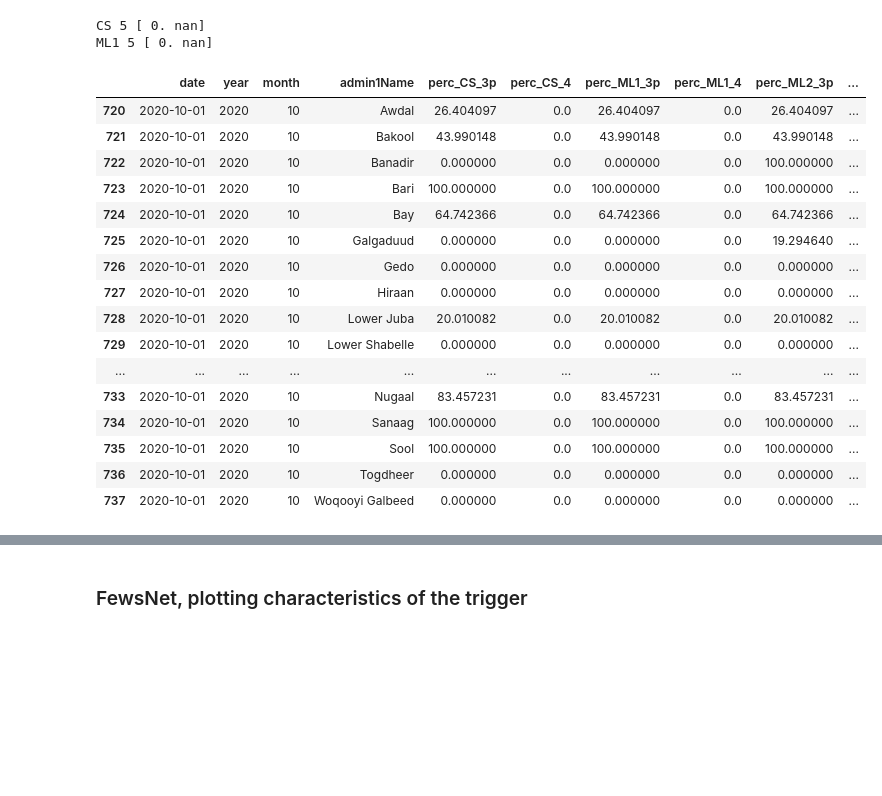
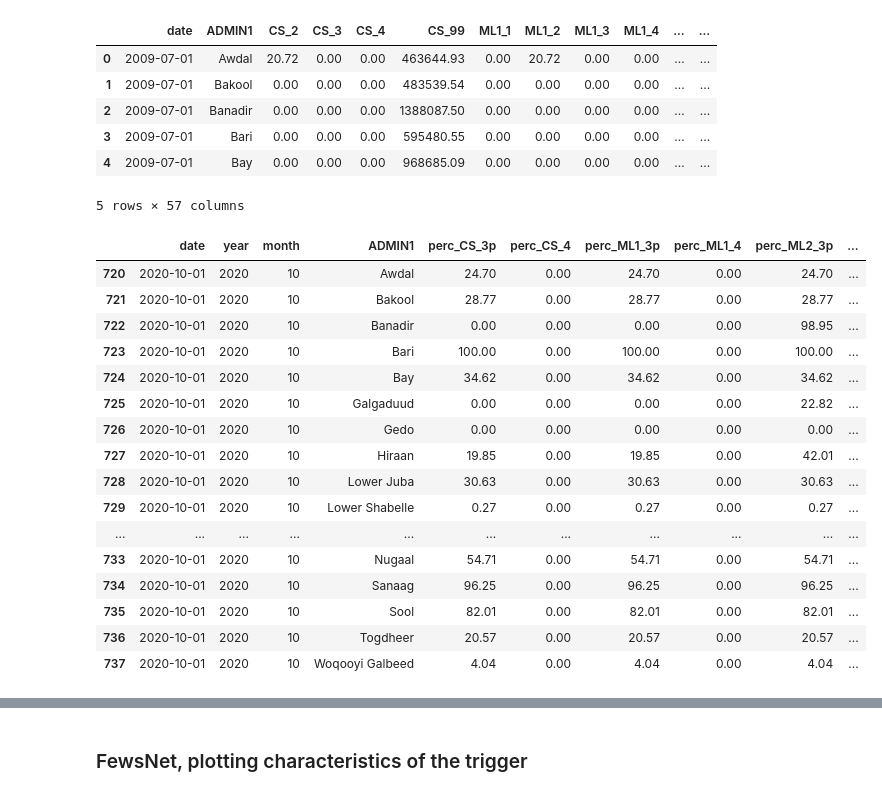
Before and after one commit to OCHA-DAP/pa-anticipatory-action, a Jupyter notebook: analyses/somalia/notebooks/ipc_threshold_analysis.ipynb, the cells around one changed output, grey strips where cells are left out. Cells and saved outputs as stored; diff of their text form; code cells hidden in the pictures; blank space fills up the shorter version.

```diff
--- a/analyses/somalia/notebooks/ipc_threshold_analysis.ipynb
+++ b/analyses/somalia/notebooks/ipc_threshold_analysis.ipynb
@@ -18,12 +15,20 @@ import seaborn as sns
 import numpy as np
 import warnings
 warnings.filterwarnings('ignore')
+pd.set_option('display.float_format', lambda x: '%.2f' % x)
 # %%
 country="somalia"
 # %%
-df_fadm=pd.read_csv(f"../Data/FewsNetProcessed/{country}_fewsnet_admin1.csv",index_col=0)
-adm1c='admin1Name' #"ADMIN1" #
-admc="admin1Name"
+# load world-pop-weighted fewsnet data
+# note CS_99 denotes missing values
+df_fadm=pd.read_csv(f"../Data/FewsNetWorldPop/som_admin1_fewsnet_worldpop.csv",index_col=0)
+adm1c="ADMIN1"
+admc="ADMIN1" #"admin1Name"
+# %%
+# extract year and month from date
+df_fadm["date"] = pd.to_datetime(df_fadm["date"])
+df_fadm["year"] = df_fadm["date"].dt.year
+df_fadm["month"] = df_fadm["date"].dt.month
 # %%
 df_fadm
 # %% [output]
@@ -65,10 +227,12 @@ def add_columns(df):
     return df
 # %%
 df_fadm=add_columns(df_fadm)
+df_fadm.head()
+# %% [output]
+|  | date | ADMIN1 | CS_2 | CS_3 | CS_4 | CS_99 | ML1_1 | ML1_2 | ML1_3 | ML1_4 | ... | ... |
+| 0 | 2009-07-01 | Awdal | 20.72 | 0.00 | 0.00 | 463644.93 | 0.00 | 20.72 | 0.00 | 0.00 | ... | ... |
+| 1 | 2009-07-01 | Bakool | 0.00 | 0.00 | 0.00 | 483539.54 | 0.00 | 0.00 | 0.00 | 0.00 | ... | ... |
+| 2 | 2009-07-01 | Banadir | 0.00 | 0.00 | 0.00 | 1388087.50 | 0.00 | 0.00 | 0.00 | 0.00 | ... | ... |
+| 3 | 2009-07-01 | Bari | 0.00 | 0.00 | 0.00 | 595480.55 | 0.00 | 0.00 | 0.00 | 0.00 | ... | ... |
+| 4 | 2009-07-01 | Bay | 0.00 | 0.00 | 0.00 | 968685.09 | 0.00 | 0.00 | 0.00 | 0.00 | ... | ... |
+5 rows × 57 columns
-# %%
-#never been or forecasted to be IPC 5
-print("CS 5",df_fadm.CS_5.unique())
-print("ML1 5", df_fadm.ML1_5.unique())
-# %% [output]
-CS 5 [ 0. nan]
-ML1 5 [ 0. nan]
@@ -75,30 +291,30 @@ ML1 5 [ 0. nan]
 # %%
 #display most recent numbers
 df_fadm.loc[df_fadm.date==df_fadm.date.max(),["date",
                                               "year",
                                               "month",
-                                              "admin1Name",
+                                              "ADMIN1",
                                               "perc_CS_3p",
                                               "perc_CS_4",
                                               "perc_ML1_3p",
                                               "perc_ML1_4",
                                               "perc_ML2_3p",
                                               "perc_ML2_4"]]
 # %% [output]
-|  | date | year | month | admin1Name | perc_CS_3p | perc_CS_4 | perc_ML1_3p | perc_ML1_4 | perc_ML2_3p | ... |
-| 720 | 2020-10-01 | 2020 | 10 | Awdal | 26.404097 | 0.0 | 26.404097 | 0.0 | 26.404097 | ... |
-| 721 | 2020-10-01 | 2020 | 10 | Bakool | 43.990148 | 0.0 | 43.990148 | 0.0 | 43.990148 | ... |
-| 722 | 2020-10-01 | 2020 | 10 | Banadir | 0.000000 | 0.0 | 0.000000 | 0.0 | 100.000000 | ... |
-| 723 | 2020-10-01 | 2020 | 10 | Bari | 100.000000 | 0.0 | 100.000000 | 0.0 | 100.000000 | ... |
-| 724 | 2020-10-01 | 2020 | 10 | Bay | 64.742366 | 0.0 | 64.742366 | 0.0 | 64.742366 | ... |
-| 725 | 2020-10-01 | 2020 | 10 | Galgaduud | 0.000000 | 0.0 | 0.000000 | 0.0 | 19.294640 | ... |
-| 726 | 2020-10-01 | 2020 | 10 | Gedo | 0.000000 | 0.0 | 0.000000 | 0.0 | 0.000000 | ... |
-| 727 | 2020-10-01 | 2020 | 10 | Hiraan | 0.000000 | 0.0 | 0.000000 | 0.0 | 0.000000 | ... |
-| 728 | 2020-10-01 | 2020 | 10 | Lower Juba | 20.010082 | 0.0 | 20.010082 | 0.0 | 20.010082 | ... |
-| 729 | 2020-10-01 | 2020 | 10 | Lower Shabelle | 0.000000 | 0.0 | 0.000000 | 0.0 | 0.000000 | ... |
+|  | date | year | month | ADMIN1 | perc_CS_3p | perc_CS_4 | perc_ML1_3p | perc_ML1_4 | perc_ML2_3p | ... |
+| 720 | 2020-10-01 | 2020 | 10 | Awdal | 24.70 | 0.00 | 24.70 | 0.00 | 24.70 | ... |
+| 721 | 2020-10-01 | 2020 | 10 | Bakool | 28.77 | 0.00 | 28.77 | 0.00 | 28.77 | ... |
+| 722 | 2020-10-01 | 2020 | 10 | Banadir | 0.00 | 0.00 | 0.00 | 0.00 | 98.95 | ... |
+| 723 | 2020-10-01 | 2020 | 10 | Bari | 100.00 | 0.00 | 100.00 | 0.00 | 100.00 | ... |
+| 724 | 2020-10-01 | 2020 | 10 | Bay | 34.62 | 0.00 | 34.62 | 0.00 | 34.62 | ... |
+| 725 | 2020-10-01 | 2020 | 10 | Galgaduud | 0.00 | 0.00 | 0.00 | 0.00 | 22.82 | ... |
+| 726 | 2020-10-01 | 2020 | 10 | Gedo | 0.00 | 0.00 | 0.00 | 0.00 | 0.00 | ... |
+| 727 | 2020-10-01 | 2020 | 10 | Hiraan | 19.85 | 0.00 | 19.85 | 0.00 | 42.01 | ... |
+| 728 | 2020-10-01 | 2020 | 10 | Lower Juba | 30.63 | 0.00 | 30.63 | 0.00 | 30.63 | ... |
+| 729 | 2020-10-01 | 2020 | 10 | Lower Shabelle | 0.27 | 0.00 | 0.27 | 0.00 | 0.27 | ... |
 | ... | ... | ... | ... | ... | ... | ... | ... | ... | ... | ... |
-| 733 | 2020-10-01 | 2020 | 10 | Nugaal | 83.457231 | 0.0 | 83.457231 | 0.0 | 83.457231 | ... |
-| 734 | 2020-10-01 | 2020 | 10 | Sanaag | 100.000000 | 0.0 | 100.000000 | 0.0 | 100.000000 | ... |
-| 735 | 2020-10-01 | 2020 | 10 | Sool | 100.000000 | 0.0 | 100.000000 | 0.0 | 100.000000 | ... |
-| 736 | 2020-10-01 | 2020 | 10 | Togdheer | 0.000000 | 0.0 | 0.000000 | 0.0 | 0.000000 | ... |
-| 737 | 2020-10-01 | 2020 | 10 | Woqooyi Galbeed | 0.000000 | 0.0 | 0.000000 | 0.0 | 0.000000 | ... |
+| 733 | 2020-10-01 | 2020 | 10 | Nugaal | 54.71 | 0.00 | 54.71 | 0.00 | 54.71 | ... |
+| 734 | 2020-10-01 | 2020 | 10 | Sanaag | 96.25 | 0.00 | 96.25 | 0.00 | 96.25 | ... |
+| 735 | 2020-10-01 | 2020 | 10 | Sool | 82.01 | 0.00 | 82.01 | 0.00 | 82.01 | ... |
+| 736 | 2020-10-01 | 2020 | 10 | Togdheer | 20.57 | 0.00 | 20.57 | 0.00 | 20.57 | ... |
+| 737 | 2020-10-01 | 2020 | 10 | Woqooyi Galbeed | 4.04 | 0.00 | 4.04 | 0.00 | 4.04 | ... |
```
Also changed, not shown: parts of 25 cells of this notebook.
